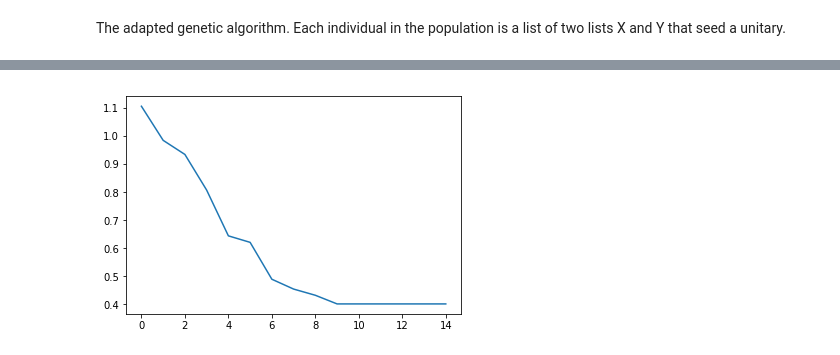
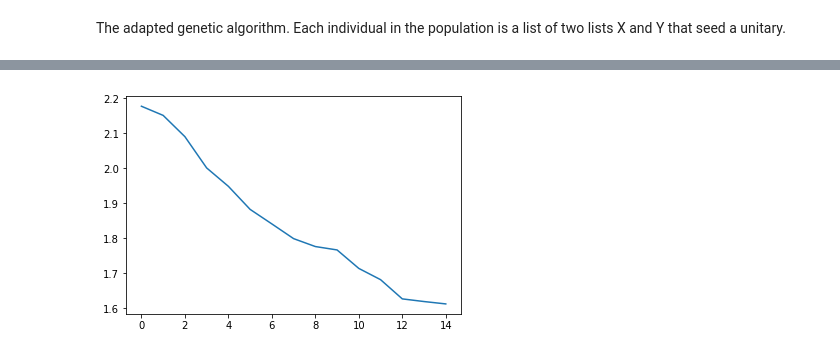
Before and after one commit to cheapfishcam/BassemSafieldeen.github.io, a Jupyter notebook: Notebooks/Genetic algorithm to find a tight upper bound on squashed entanglement (not finished).ipynb, the cells around one changed output, grey strips where cells are left out. Drawn from its saved outputs; the diff is of its cells as text; code cells hidden in the pictures.

```diff
--- a/Notebooks/Genetic algorithm to find a tight upper bound on squashed entanglement (not finished).ipynb
+++ b/Notebooks/Genetic algorithm to find a tight upper bound on squashed entanglement (not finished).ipynb
@@ -196,9 +196,9 @@ def rand_herm_mod(N, X, Y, density=1, dims=None):      #this is a modified versi
     herm_density = 2.0 * arcsin(density) / pi
 
     X_int = sp.rand(N, N, herm_density, format='csr')
-    X_int.data = np.array(X) - 0.5
+    X_int.data = X - 0.5
     Y_int = X_int.copy()
-    Y_int.data = 1.0j * np.array(Y) - (0.5 + 0.5j)
+    Y_int.data = 1.0j * Y - (0.5 + 0.5j)
     X_int = X_int + Y_int
     X_int.sort_indices()
     X_int = Qobj(X_int)
@@ -276,87 +272,94 @@ rhoAB = rand_dm(4, 0.5, dims=[[2,2], [2,2]]);  #random bi-partite density matrix
+# %%
+#Writing down the bi-partite system's density matrix. Different states.
+
+#A random state. Changes every time this cell is executed.
+rhoAB = rand_dm(4, 0.5, dims=[[2,2], [2,2]]);
+
+#The state in (page 4, Christandl and Winter 2003)
+ket1 = (tensor(basis(3,1),basis(3,2)) - tensor(basis(3,2),basis(3,1))).unit()
+ket2 = (tensor(basis(3,2),basis(3,0)) - tensor(basis(3,0),basis(3,2))).unit()
+ket3 = (tensor(basis(3,0),basis(3,1)) - tensor(basis(3,1),basis(3,0))).unit()
+rhoAB = (ket2dm(ket1) + ket2dm(ket2) + ket2dm(ket3)).unit()
+#print(rhoAB)
 # %%
 #Adding the ancillary system
-E_dim = 2;  #Dimension of the ancilla system
-rhoE = ket2dm(basis(E_dim,0)); #|0...0><0...0|
-rhoABE = tensor(rhoAB,rhoE);
+E_dim = 3  #Dimension of the ancilla system
+A_dim = 3
+B_dim = 3
+N = A_dim * B_dim * E_dim
+rhoE = ket2dm(basis(E_dim,0)) #|0...0><0...0|
+rhoABE = tensor(rhoAB,rhoE)
 
-DNA_SIZE = 25           # DNA length   # size of each number in the lists X and Y
+DNA_SIZE = 17           # DNA length   # size of each number in the lists X and Y
 POP_SIZE = 100           # population size
 CROSS_RATE = 1         # mating probability (DNA crossover)
-MUTATION_RATE = 0.000    # mutation probability
+MUTATION_RATE = 0.01    # mutation probability
 N_GENERATIONS = 15
 #X_BOUND = [0, 1]         # x upper and lower bounds. Modified: changed the bound
 
 
-def F(U): return cond_entropy_mutual(U * rhoABE * U.dag());   #modified: out F is the conditional mutual information
+def F(Us): #modified: out F is the conditional mutual information. FIXED
+    return np.array([cond_entropy_mutual(U * rhoABE * U.dag()) for U in Us])
 
-# find non-zero fitness for selection
+# find non-zero fitness for selection. FIXED
 def get_fitness(pred): return 1/pred - 1/np.max(pred)  #modified: fitness is highest when cmi is lowest
 
 # convert binary DNA to decimal and normalize it to a range(0, 1). Modified: takes unitary seeding list. returns a Unitary
-def translateDNA(individual): # pop = [[[X0], [X1], ...  ,[XN^2]]], [[Y0], [Y1], ...  ,[YN^2]]]]   [X0] is a binary number stored in
-#list of.
-    X = [bitlist2int(individual[0][i]) / (2**DNA_SIZE-1) for i in range(16*E_dim*E_dim)];
-    Y = [bitlist2int(individual[1][i]) / (2**DNA_SIZE-1) for i in range(16*E_dim*E_dim)];
-    return rand_unitary_mod(2*2*E_dim, X, Y, density=1, dims=[[2,2,E_dim], [2,2,E_dim]]);
-    #return pop.dot(2 ** np.arange(DNA_SIZE)[::-1]) / float(2**DNA_SIZE-1) * X_BOUND[1]
+def translateDNA(pop): # FIXED
+    Z = pop.dot(2 ** np.arange(DNA_SIZE)[::-1]) / (2**DNA_SIZE-1)
+    return np.array([rand_unitary_mod(N, Z[i,0], Z[i,1], density=1, dims=[[A_dim,B_dim,E_dim], [A_dim,B_dim,E_dim]])
+                     for i in range(POP_SIZE)])
 
-# nature selection wrt pop's fitness. Not modified. Should work as it is.
+# nature selection wrt pop's fitness. Not modified. Should work as it is. FIXED
 def select(pop, fitness):
     idx = np.random.choice(np.arange(POP_SIZE), size=POP_SIZE, replace=True, p=fitness/fitness.sum())
-    #print(idx)
-    return [pop[i] for i in idx]
+    return pop[idx]
 
 # mating process (genes crossover). Modified: conver each individual into one long list of bits, then convert it back
 #once crossover is complete.
-def crossover_and_mutate(individual, pop):
-    long_individual = list(itertools.chain.from_iterable(list(itertools.chain.from_iterable(individual))));
+def crossover_and_mutate(individual, pop, mutate=0):
+    #convert to long list
+    long_individual = list(itertools.chain.from_iterable(list(itertools.chain.from_iterable(individual))))
     #crossover
     #if np.random.rand() < CROSS_RATE:
     i_ = np.random.randint(0, POP_SIZE, size=1)                             # select another individual from pop
-    cross_points = np.random.randint(0, 2, size=DNA_SIZE*2*16*E_dim*E_dim).astype(np.bool)   # choose crossover points
+    #cross_points = 5 * np.random.randint(0, 2, size=DNA_SIZE*2*N**2).astype(np.bool).reshape((2,N**2,DNA_SIZE))   # choose crossover points
+    #X = cross_points + pop[i_]
+    cross_points = np.random.randint(0, 2, size=DNA_SIZE*2*N**2).astype(np.bool)
     long_pop_individual = list(itertools.chain.from_iterable(list(itertools.chain.from_iterable(pop[i_[0]]))))
     for point in cross_points:
-        long_individual[point] = long_pop_individual[point];  # mating and produce one child
+        long_individual[point] = long_pop_individual[point]  # mating and produce one child
 
     #mutate
-#    for i in range(len(long_individual)):
-#        if np.random.rand() < MUTATION_RATE:
-#            long_individual[i] = 1 if long_individual[i] == 0 else 0
+    if mutate:
+        for i in range(len(long_individual)):
+            if np.random.rand() < MUTATION_RATE:
+                long_individual[i] = 1 if long_individual[i] == 0 else 0
 
-
+    #convert back
     for i in range(2):
-        for j in range(16*E_dim*E_dim):
+        for j in range(N**2):
             individual[i][j] = long_individual[i*int(len(long_individual)/2) : (i+1)*int(len(long_individual)/2)][
                 j*DNA_SIZE:(j+1)*DNA_SIZE]
     return individual
 
-#def mutate(child):
-#    for point in range(DNA_SIZE):
-#        if np.random.rand() < MUTATION_RATE:
-#            child[point] = 1 if child[point] == 0 else 0
-#    return child
 
-
-#pop = np.random.randint(2, size=(POP_SIZE, DNA_SIZE))   # initialize the pop DNA. Modified: this should be a list of individuals
-pop = [[[list(np.random.randint(2, size=(DNA_SIZE))) for j in range(16*E_dim*E_dim)] ,
-       [list(np.random.randint(2, size=(DNA_SIZE))) for j in range(16*E_dim*E_dim)]] for i in range(POP_SIZE)]
+pop = np.random.randint(2, size=([POP_SIZE, 2, N**2, DNA_SIZE]))
 
 cmi_list = []
 for _ in range(N_GENERATIONS):
-    #F_values = F(translateDNA(pop))    # compute function value by extracting DNA
-    F_values = [F(translateDNA(ind)) for ind in pop]
-    cmi_list.append(max(F_values))
+    F_values = F(translateDNA(pop))    # compute function value by extracting DNA
+    #F_values = [F(translateDNA(np.array(ind))) for ind in pop]
+    cmi_list.append(np.max(F_values))
     print(_)
     # GA part (evolution)
-    fitness = get_fitness(np.array(F_values))
-    #print(max(fitness))
-    #print("Highest fitness in generation ", _ ," is ", np.max(fitness))
+    fitness = get_fitness(F_values) #FIXED
     pop = select(pop, fitness)
     pop_copy = pop.copy()
     for parent in pop:
-        child = crossover_and_mutate(parent, pop_copy)
-        #child = mutate(child)
+        child = crossover_and_mutate(parent, pop_copy, len(cmi_list)>2 and cmi_list[-1]==cmi_list[-3])
         parent[:] = child       # parent is replaced by its child
+
 plt.plot([i for i in range(N_GENERATIONS)], cmi_list)
 # %% [output]
 0
@@ -378 +381 @@ plt.plot([i for i in range(N_GENERATIONS)], cmi_list)
-[figure, old version]
+[figure, new version]
```
Also changed, not shown: parts of 3 cells of this notebook.
